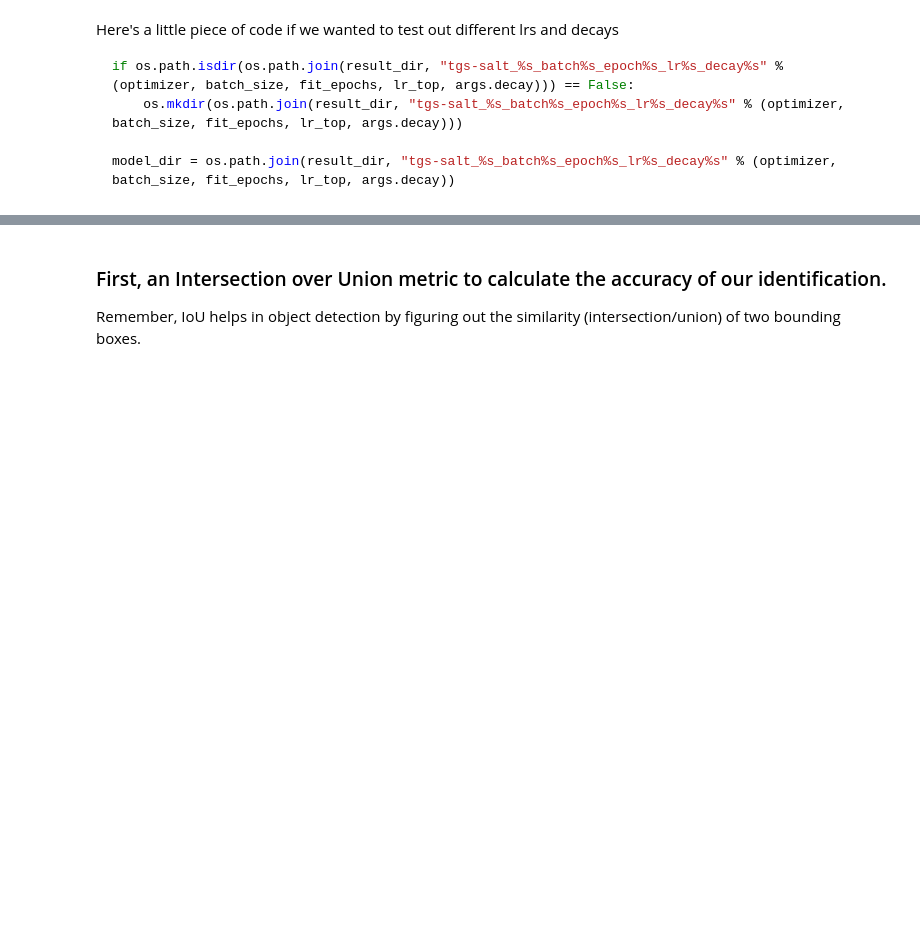
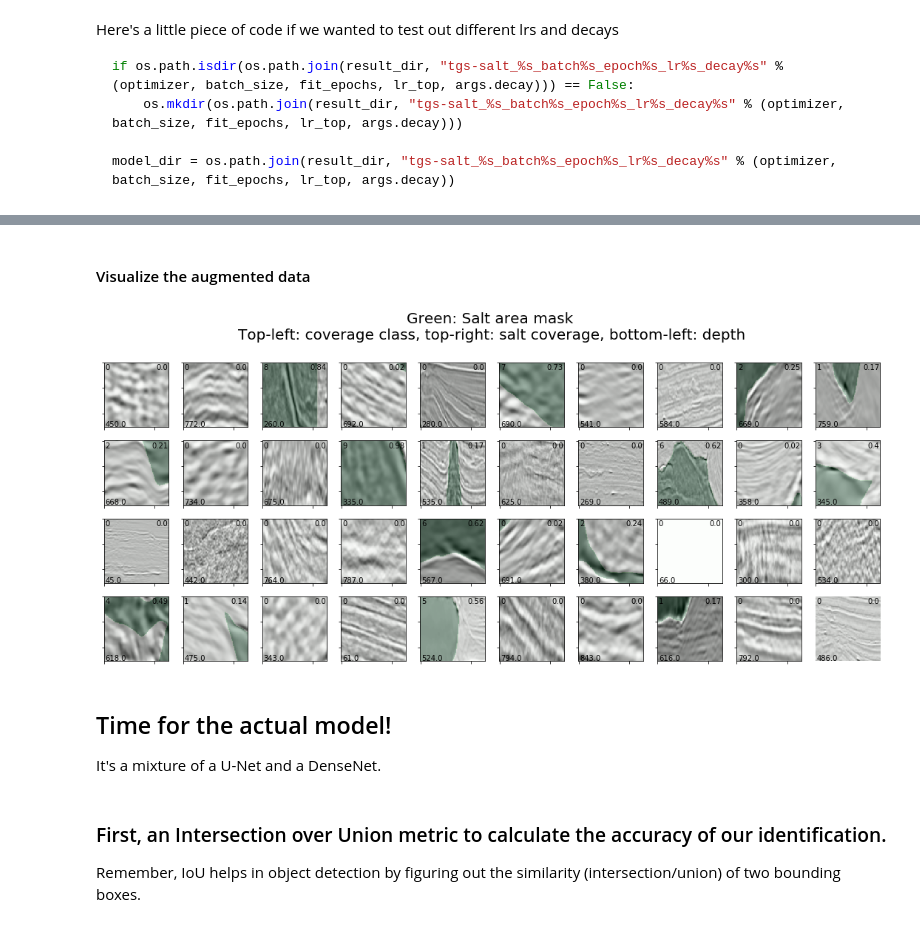
Before and after one commit to CutieOwl/kaggle-practice, a Jupyter notebook: tgs_salt_identification/salt_identification.ipynb, the cells around one changed output, grey strips where cells are left out. Drawn from its saved outputs; the diff is of its cells as text; code cells hidden in the pictures; blank space fills up the shorter version.

```diff
--- a/tgs_salt_identification/salt_identification.ipynb
+++ b/tgs_salt_identification/salt_identification.ipynb
@@ -353,0 +348,24 @@ For now, I'm basing my model off of Jesper's U-Net model, which is in turn based
+# %%
+X_train_l = []
+Y_train_l = []
+
+# add examples to list by batch
+for batch_id, (x_batch, y_batch) in tqdm_notebook(enumerate(train_generator)):
+    # Add full batches only - prevent odd array shapes
+    if x_batch.shape[0] == BATCH_SIZE:
+        X_train_l.append(x_batch)
+        Y_train_l.append(y_batch)
+    # Break infinite loop manually when required number of batches is reached
+    if len(X_train_l) == NB_BATCHES: break
+
+# Sanity check all arrays are same shape
+assert len(set(arr.shape for arr in X_train_l)) == 1
+assert len(set(arr.shape for arr in Y_train_l)) == 1
+
+# Stack list of arrays
+X_train_augm = np.vstack(X_train_l)
+Y_train_augm = np.vstack(Y_train_l)
+
+# Sanity check stacking over first dimension
+assert X_train_augm.shape[0] == BATCH_SIZE * NB_BATCHES
+assert Y_train_augm.shape[0] == BATCH_SIZE * NB_BATCHES
@@ -354,3 +374,12 @@ For now, I'm basing my model off of Jesper's U-Net model, which is in turn based
+# %% [markdown]
+#### Visualize the augmented data
+# %%
+plot_imgs_masks(np.squeeze(X_train_augm[:40]), np.squeeze(Y_train_augm[:40]))
+# %% [output]
+[figure, added]
+# %% [markdown]
+## Time for the actual model!
+It's a mixture of a U-Net and a DenseNet.
 # %% [markdown]
 ### First, an Intersection over Union metric to calculate the accuracy of our identification.
 Remember, IoU helps in object detection by figuring out the similarity (intersection/union) of two bounding boxes.
```
Also changed, not shown: parts of 65 cells of this notebook, 9 other files.
